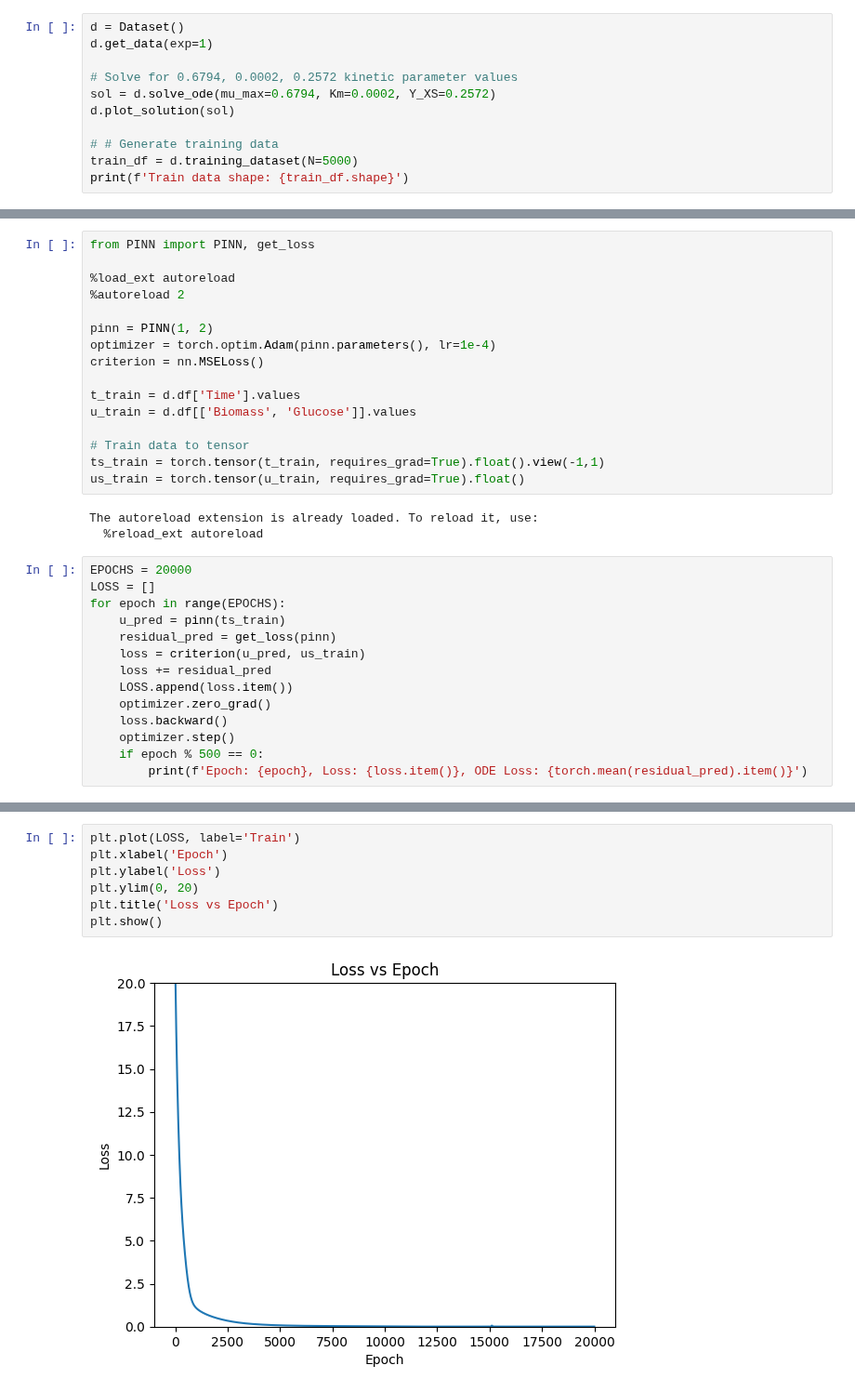
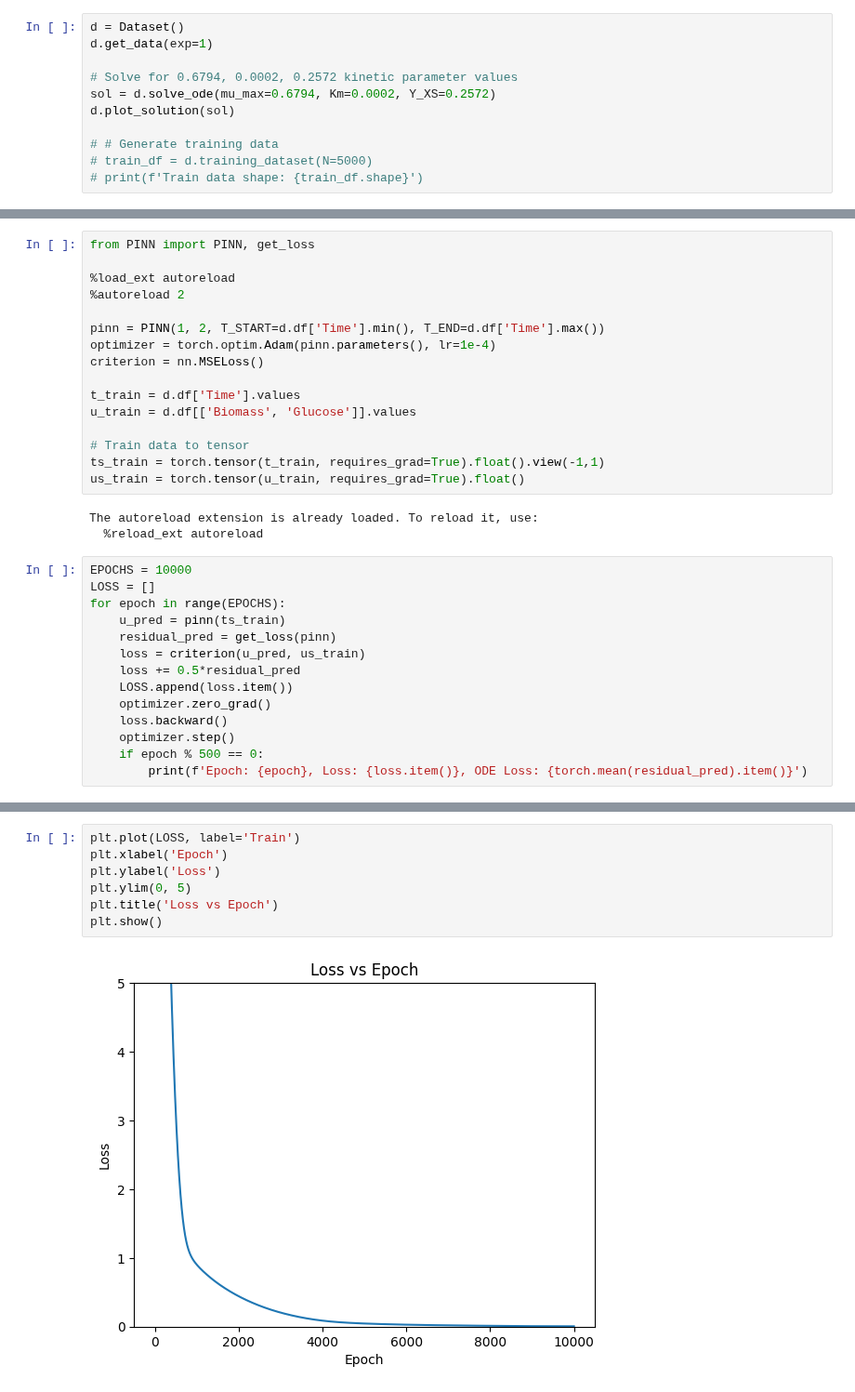
Before and after one commit to costasmexis/ModelMind, a Jupyter notebook: Notebooks/ceasar_main.ipynb, the cells around one changed output, grey strips where cells are left out. Shown at 93% size. Saved outputs shown, nothing was run; the diff lists cells and outputs as text.

Commit message:
Update PINN results

```diff
--- a/Notebooks/ceasar_main.ipynb
+++ b/Notebooks/ceasar_main.ipynb
@@ -21,6 +24,6 @@ sol = d.solve_ode(mu_max=0.6794, Km=0.0002, Y_XS=0.2572)
 d.plot_solution(sol)
 
 # # Generate training data
-train_df = d.training_dataset(N=5000)
-print(f'Train data shape: {train_df.shape}')
+# train_df = d.training_dataset(N=5000)
+# print(f'Train data shape: {train_df.shape}')
 # %% [output]
@@ -75,7 +60,7 @@ from PINN import PINN, get_loss
 %load_ext autoreload
 %autoreload 2
 
-pinn = PINN(1, 2)
+pinn = PINN(1, 2, T_START=d.df['Time'].min(), T_END=d.df['Time'].max())
 optimizer = torch.optim.Adam(pinn.parameters(), lr=1e-4)
 criterion = nn.MSELoss()
 
@@ -89,13 +74,13 @@ us_train = torch.tensor(u_train, requires_grad=True).float()
 The autoreload extension is already loaded. To reload it, use:
   %reload_ext autoreload
 # %%
-EPOCHS = 20000
+EPOCHS = 10000
 LOSS = []
 for epoch in range(EPOCHS):
     u_pred = pinn(ts_train)
     residual_pred = get_loss(pinn)
     loss = criterion(u_pred, us_train)
-    loss += residual_pred
+    loss += 0.5*residual_pred
     LOSS.append(loss.item())
     optimizer.zero_grad()
     loss.backward()
@@ -123,12 +111,12 @@ Epoch: 19500, Loss: 0.0052877794951200485, ODE Loss: 0.00017888146976474673
 # %%
 plt.plot(LOSS, label='Train')
 plt.xlabel('Epoch')
 plt.ylabel('Loss')
-plt.ylim(0, 20)
+plt.ylim(0, 5)
 plt.title('Loss vs Epoch')
 plt.show()
 # %% [output]
-[figure, old version]
+[figure, new version]
 # %%
 print(f'mu_max: {pinn.mu_max.item()}, Km: {pinn.Km.item()}, Y_XS: {pinn.Y_XS.item()}')
 # %% [output]
```
Also changed, not shown: parts of 8 cells of this notebook, 3 other files.
